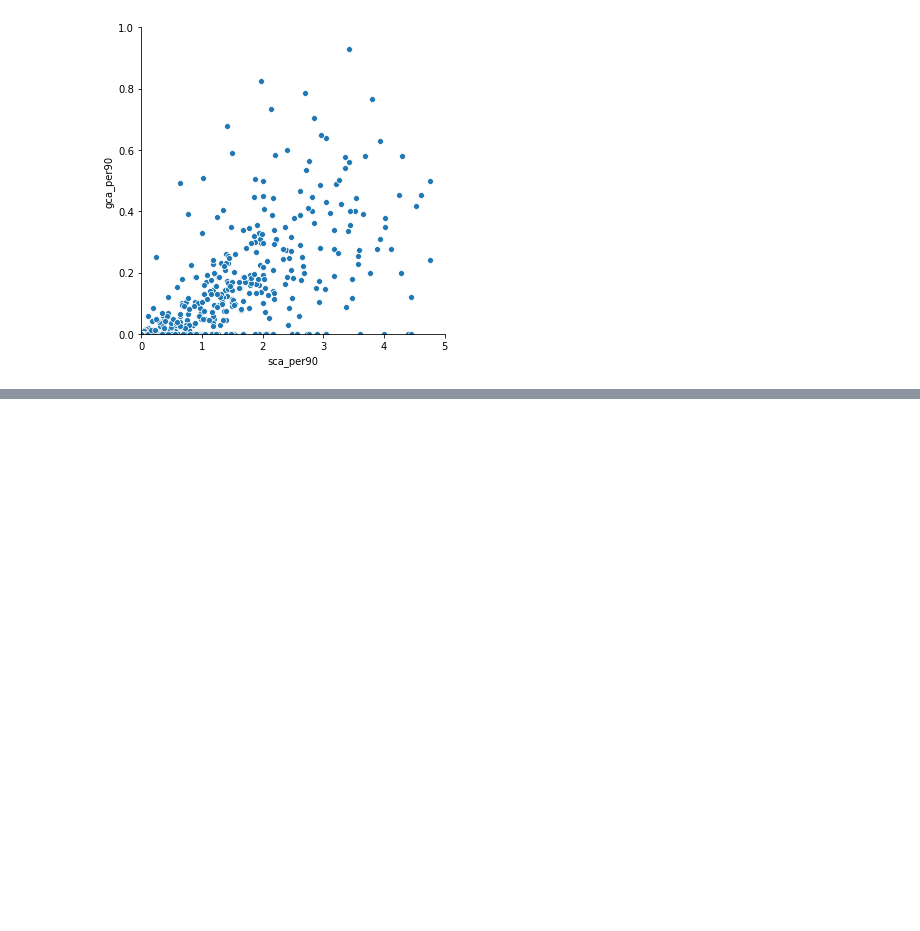
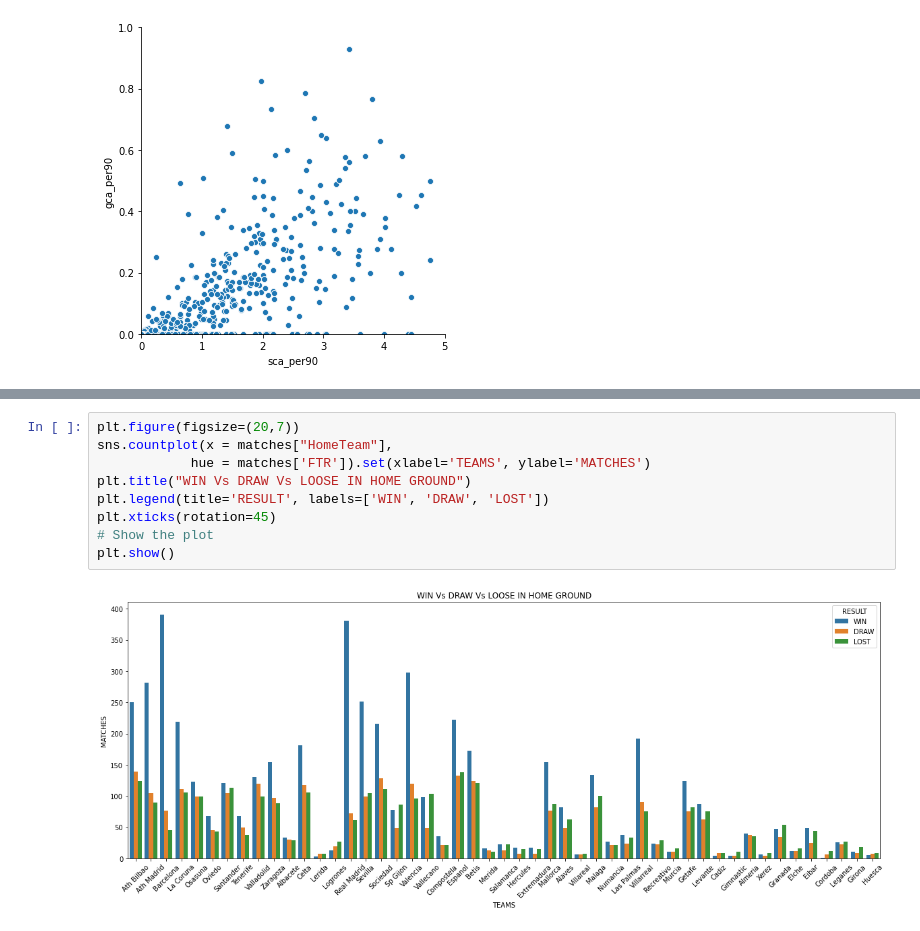
Before and after one commit to gagan2005/Soccer_Prediction_And_DataAnalysis, a Jupyter notebook: main.ipynb, the cells around one changed output, grey strips where cells are left out. Drawn from its saved outputs; the diff is of its cells as text; blank space fills up the shorter version.

```diff
--- a/main.ipynb
+++ b/main.ipynb
@@ -286,0 +312,11 @@ ylim = bx.set(ylim=(0,1))
+# %%
+plt.figure(figsize=(20,7))
+sns.countplot(x = matches["HomeTeam"],
+            hue = matches['FTR']).set(xlabel='TEAMS', ylabel='MATCHES')
+plt.title("WIN Vs DRAW Vs LOOSE IN HOME GROUND")
+plt.legend(title='RESULT', labels=['WIN', 'DRAW', 'LOST'])
+plt.xticks(rotation=45)
+# Show the plot
+plt.show()
+# %% [output]
+[figure, added]
```
Also changed, not shown: parts of 5 cells of this notebook.
